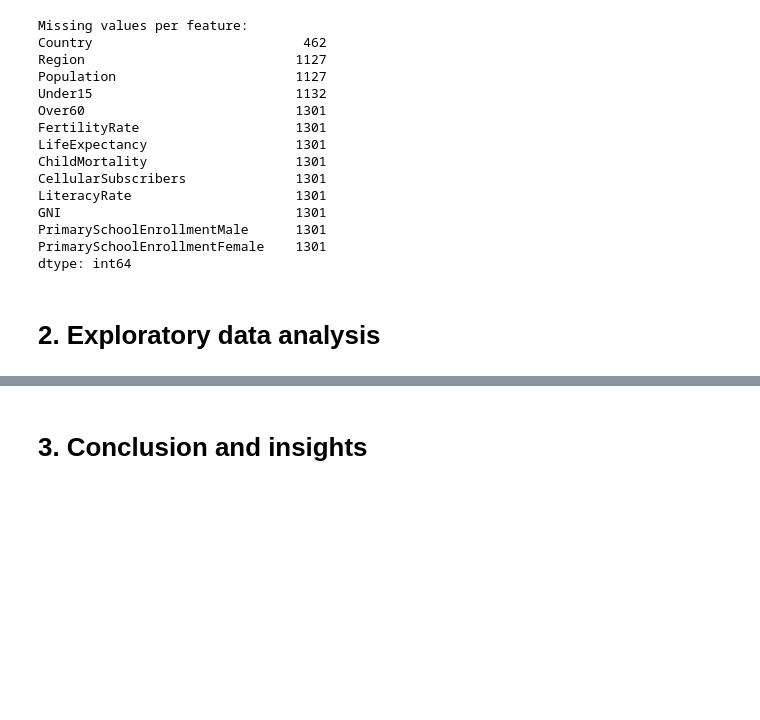
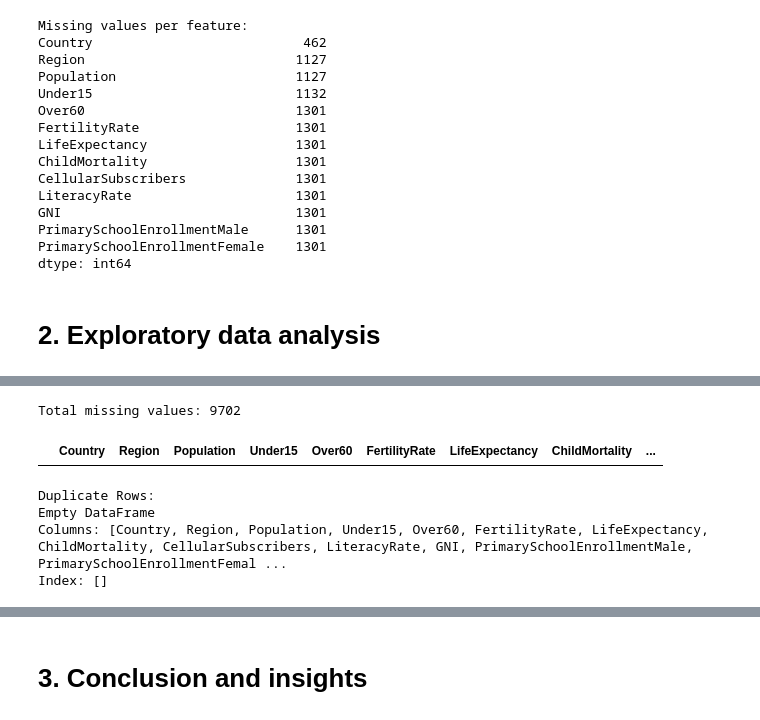
Before and after one commit to Madirekilani/Bash-repo-project, a Jupyter notebook: notebook(3).ipynb, the cells around one changed output, grey strips where cells are left out. Drawn from its saved outputs; the diff is of its cells as text; code cells hidden in the pictures; blank space fills up the shorter version.

```diff
--- a/notebook(3).ipynb
+++ b/notebook(3).ipynb
@@ -35,0 +64,2 @@ dtype: int64
+# %%
+df = pd.DataFrame(data)
@@ -35,0 +75,3 @@ dtype: int64
+# %%
+df.drop_duplicates(inplace=True)
+print (df)
@@ -35,0 +141,7 @@ dtype: int64
+# %%
+total_missing = df.isnull().sum().sum()
+print("Total missing values:", total_missing)
+# %% [output]
+Total missing values: 9702
+# %%
+df.dropna(inplace=True)
@@ -35,0 +150,12 @@ dtype: int64
+# %%
+df.drop_duplicates(inplace=True)
+# %% [output]
+|  | Country | Region | Population | Under15 | Over60 | FertilityRate | LifeExpectancy | ChildMortality | ... |
+# %%
+print("Duplicate Rows:")
+print(duplicate_rows)
+# %% [output]
+Duplicate Rows:
+Empty DataFrame
+Columns: [Country, Region, Population, Under15, Over60, FertilityRate, LifeExpectancy, ChildMortality, CellularSubscribers, LiteracyRate, GNI, PrimarySchoolEnrollmentMale, PrimarySchoolEnrollmentFemal ...
+Index: []
```
Also changed, not shown: parts of 23 cells of this notebook.
